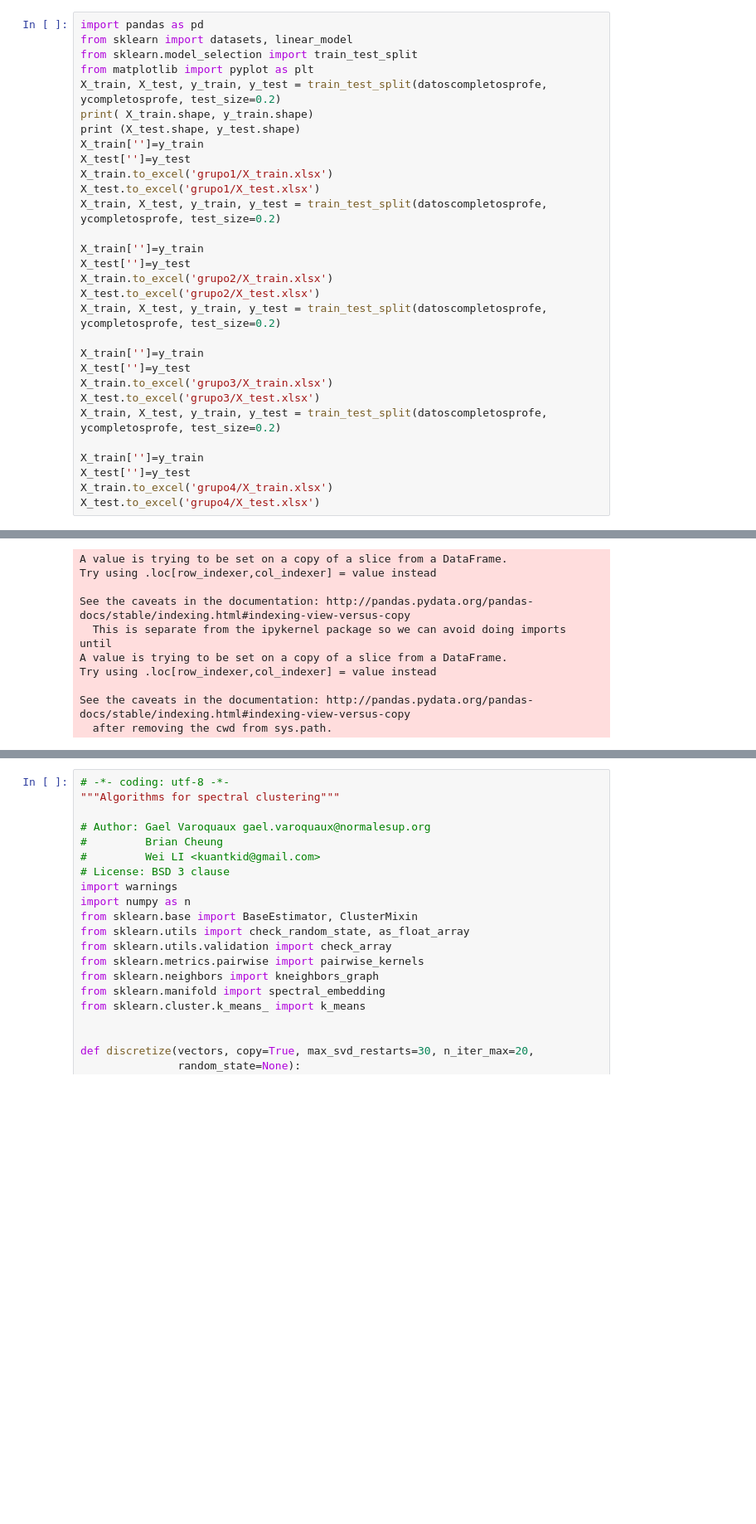
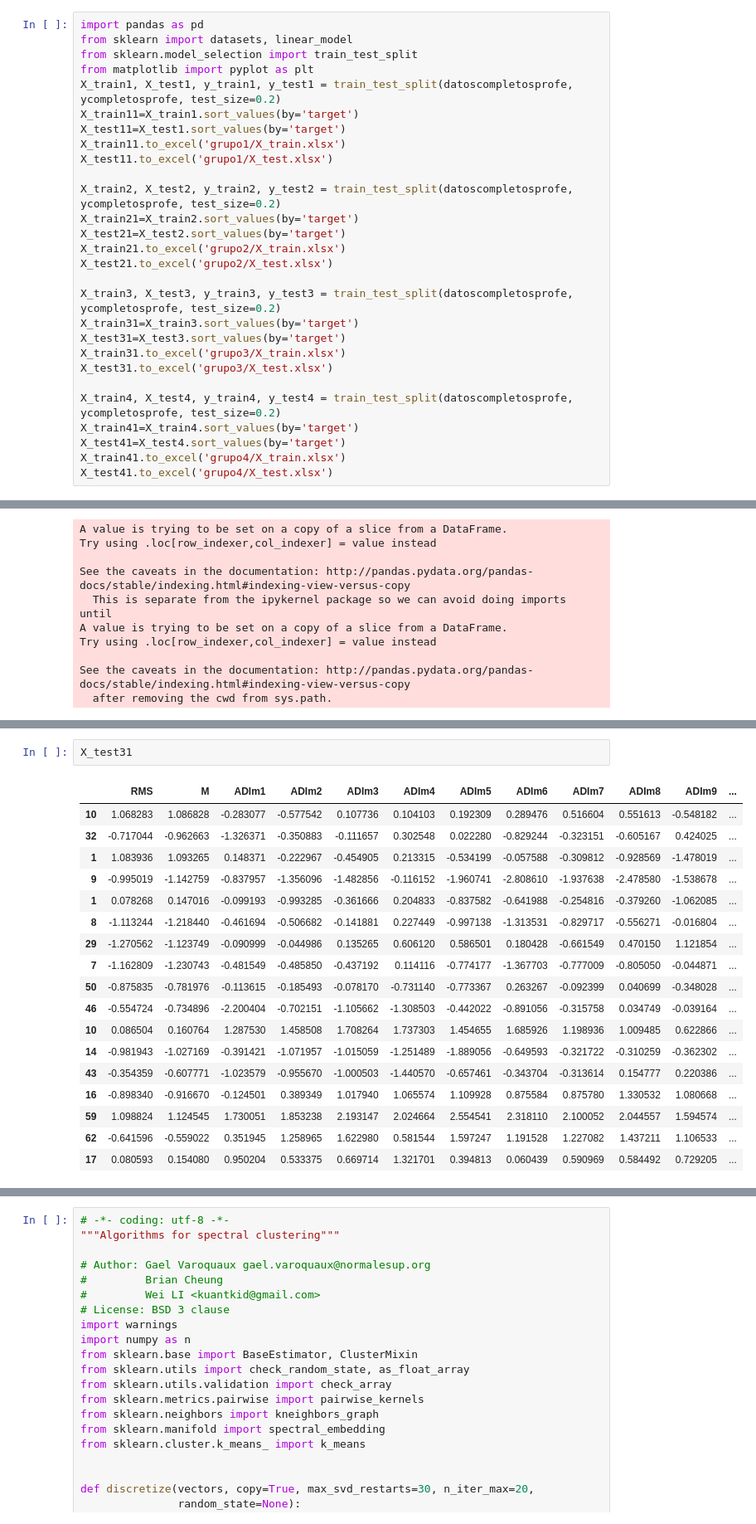
Before and after one commit to David9203/SUP, a Jupyter notebook: GMMHMM/bolivarrms.ipynb, the cells around one changed output, grey strips where cells are left out. Shown at 83% size. Drawn from its saved outputs; the diff is of its cells as text; blank space fills up the shorter version.

```diff
--- a/GMMHMM/bolivarrms.ipynb
+++ b/GMMHMM/bolivarrms.ipynb
@@ -2492,28 +2716,26 @@ import pandas as pd
 from sklearn import datasets, linear_model
 from sklearn.model_selection import train_test_split
 from matplotlib import pyplot as plt
-X_train, X_test, y_train, y_test = train_test_split(datoscompletosprofe, ycompletosprofe, test_size=0.2)
-print( X_train.shape, y_train.shape)
-print (X_test.shape, y_test.shape)
-X_train['']=y_train
-X_test['']=y_test
-X_train.to_excel('grupo1/X_train.xlsx')
-X_test.to_excel('grupo1/X_test.xlsx')
-X_train, X_test, y_train, y_test = train_test_split(datoscompletosprofe, ycompletosprofe, test_size=0.2)
+X_train1, X_test1, y_train1, y_test1 = train_test_split(datoscompletosprofe, ycompletosprofe, test_size=0.2)
+X_train11=X_train1.sort_values(by='target')
+X_test11=X_test1.sort_values(by='target')
+X_train11.to_excel('grupo1/X_train.xlsx')
+X_test11.to_excel('grupo1/X_test.xlsx')
 
-X_train['']=y_train
-X_test['']=y_test
-X_train.to_excel('grupo2/X_train.xlsx')
-X_test.to_excel('grupo2/X_test.xlsx')
-X_train, X_test, y_train, y_test = train_test_split(datoscompletosprofe, ycompletosprofe, test_size=0.2)
+X_train2, X_test2, y_train2, y_test2 = train_test_split(datoscompletosprofe, ycompletosprofe, test_size=0.2)
+X_train21=X_train2.sort_values(by='target')
+X_test21=X_test2.sort_values(by='target')
+X_train21.to_excel('grupo2/X_train.xlsx')
+X_test21.to_excel('grupo2/X_test.xlsx')
 
-X_train['']=y_train
-X_test['']=y_test
-X_train.to_excel('grupo3/X_train.xlsx')
-X_test.to_excel('grupo3/X_test.xlsx')
-X_train, X_test, y_train, y_test = train_test_split(datoscompletosprofe, ycompletosprofe, test_size=0.2)
+X_train3, X_test3, y_train3, y_test3 = train_test_split(datoscompletosprofe, ycompletosprofe, test_size=0.2)
+X_train31=X_train3.sort_values(by='target')
+X_test31=X_test3.sort_values(by='target')
+X_train31.to_excel('grupo3/X_train.xlsx')
+X_test31.to_excel('grupo3/X_test.xlsx')
 
-X_train['']=y_train
-X_test['']=y_test
-X_train.to_excel('grupo4/X_train.xlsx')
-X_test.to_excel('grupo4/X_test.xlsx')
+X_train4, X_test4, y_train4, y_test4 = train_test_split(datoscompletosprofe, ycompletosprofe, test_size=0.2)
+X_train41=X_train4.sort_values(by='target')
+X_test41=X_test4.sort_values(by='target')
+X_train41.to_excel('grupo4/X_train.xlsx')
+X_test41.to_excel('grupo4/X_test.xlsx')
@@ -2562,3 +2795,24 @@ See the caveats in the documentation: http://pandas.pydata.org/pandas-docs/stabl
+# %%
+X_test31
+# %% [output]
+|  | RMS | M | ADIm1 | ADIm2 | ADIm3 | ADIm4 | ADIm5 | ADIm6 | ADIm7 | ADIm8 | ADIm9 | ... |
+| 10 | 1.068283 | 1.086828 | -0.283077 | -0.577542 | 0.107736 | 0.104103 | 0.192309 | 0.289476 | 0.516604 | 0.551613 | -0.548182 | ... |
+| 32 | -0.717044 | -0.962663 | -1.326371 | -0.350883 | -0.111657 | 0.302548 | 0.022280 | -0.829244 | -0.323151 | -0.605167 | 0.424025 | ... |
+| 1 | 1.083936 | 1.093265 | 0.148371 | -0.222967 | -0.454905 | 0.213315 | -0.534199 | -0.057588 | -0.309812 | -0.928569 | -1.478019 | ... |
+| 9 | -0.995019 | -1.142759 | -0.837957 | -1.356096 | -1.482856 | -0.116152 | -1.960741 | -2.808610 | -1.937638 | -2.478580 | -1.538678 | ... |
+| 1 | 0.078268 | 0.147016 | -0.099193 | -0.993285 | -0.361666 | 0.204833 | -0.837582 | -0.641988 | -0.254816 | -0.379260 | -1.062085 | ... |
+| 8 | -1.113244 | -1.218440 | -0.461694 | -0.506682 | -0.141881 | 0.227449 | -0.997138 | -1.313531 | -0.829717 | -0.556271 | -0.016804 | ... |
+| 29 | -1.270562 | -1.123749 | -0.090999 | -0.044986 | 0.135265 | 0.606120 | 0.586501 | 0.180428 | -0.661549 | 0.470150 | 1.121854 | ... |
+| 7 | -1.162809 | -1.230743 | -0.481549 | -0.485850 | -0.437192 | 0.114116 | -0.774177 | -1.367703 | -0.777009 | -0.805050 | -0.044871 | ... |
+| 50 | -0.875835 | -0.781976 | -0.113615 | -0.185493 | -0.078170 | -0.731140 | -0.773367 | 0.263267 | -0.092399 | 0.040699 | -0.348028 | ... |
+| 46 | -0.554724 | -0.734896 | -2.200404 | -0.702151 | -1.105662 | -1.308503 | -0.442022 | -0.891056 | -0.315758 | 0.034749 | -0.039164 | ... |
+| 10 | 0.086504 | 0.160764 | 1.287530 | 1.458508 | 1.708264 | 1.737303 | 1.454655 | 1.685926 | 1.198936 | 1.009485 | 0.622866 | ... |
+| 14 | -0.981943 | -1.027169 | -0.391421 | -1.071957 | -1.015059 | -1.251489 | -1.889056 | -0.649593 | -0.321722 | -0.310259 | -0.362302 | ... |
+| 43 | -0.354359 | -0.607771 | -1.023579 | -0.955670 | -1.000503 | -1.440570 | -0.657461 | -0.343704 | -0.313614 | 0.154777 | 0.220386 | ... |
+| 16 | -0.898340 | -0.916670 | -0.124501 | 0.389349 | 1.017940 | 1.065574 | 1.109928 | 0.875584 | 0.875780 | 1.330532 | 1.080668 | ... |
+| 59 | 1.098824 | 1.124545 | 1.730051 | 1.853238 | 2.193147 | 2.024664 | 2.554541 | 2.318110 | 2.100052 | 2.044557 | 1.594574 | ... |
+| 62 | -0.641596 | -0.559022 | 0.351945 | 1.258965 | 1.622980 | 0.581544 | 1.597247 | 1.191528 | 1.227082 | 1.437211 | 1.106533 | ... |
+| 17 | 0.080593 | 0.154080 | 0.950204 | 0.533375 | 0.669714 | 1.321701 | 0.394813 | 0.060439 | 0.590969 | 0.584492 | 0.729205 | ... |
 # %%
 
 ##con permanencia
```
Also changed, not shown: parts of 27 cells of this notebook, 13 other files.
